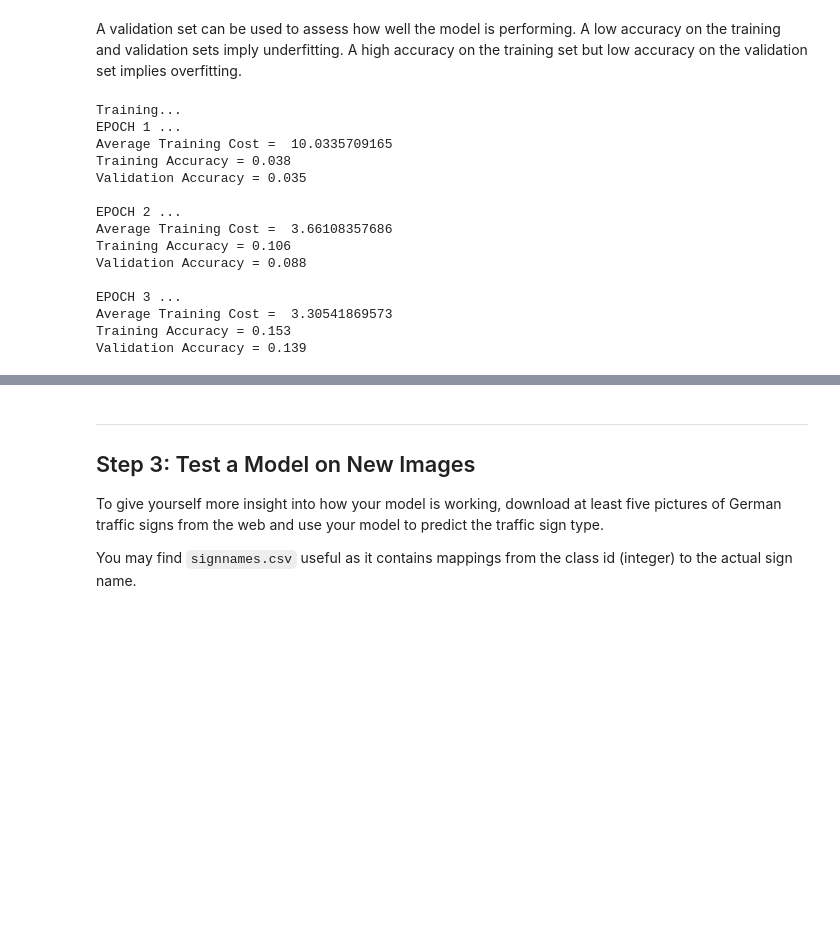
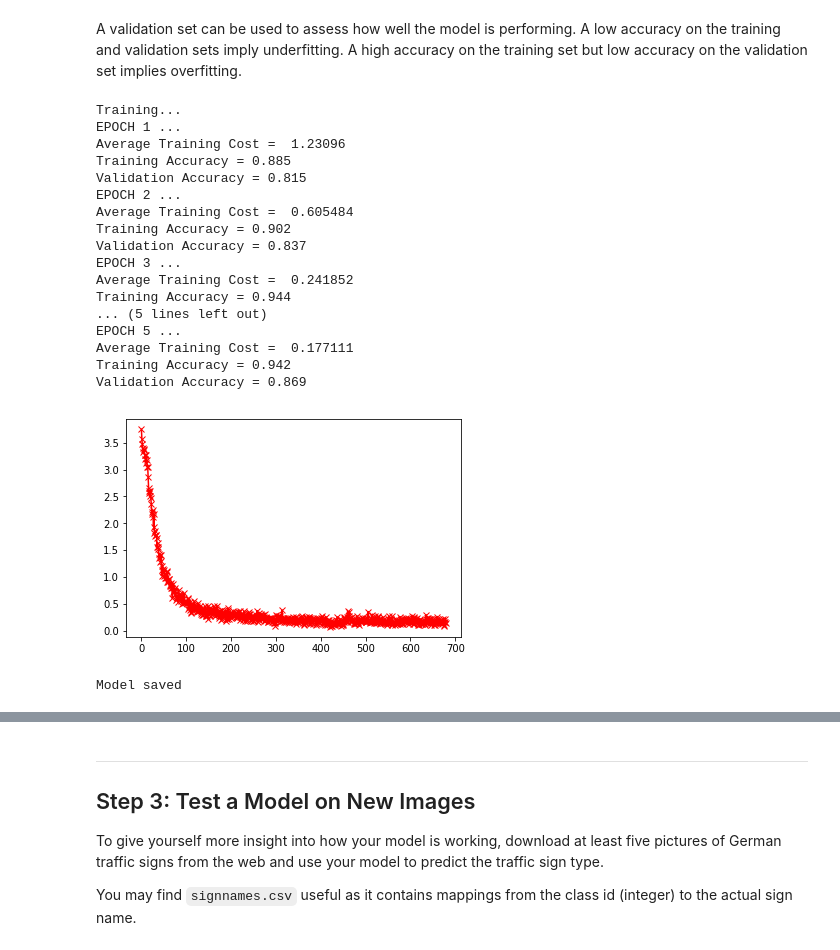
Before and after one commit to Thayjes/Traffic-Sign-Classifier, a Jupyter notebook: Traffic_Sign_Classifier_AWS2.0.ipynb, the cells around one changed output, grey strips where cells are left out. Drawn from its saved outputs; the diff is of its cells as text; code cells hidden in the pictures; blank space fills up the shorter version.

```diff
--- a/Traffic_Sign_Classifier_AWS2.0.ipynb
+++ b/Traffic_Sign_Classifier_AWS2.0.ipynb
@@ -302,62 +300,59 @@ def evaluate(X_data, y_data, sess):
     for offset in range(0, num_examples, BATCH_SIZE):
         batch_x, batch_y = X_data[offset:offset+BATCH_SIZE], y_data[offset:offset+BATCH_SIZE]
         acc.append(sess.run(accuracy_operation, feed_dict={x: batch_x, y: batch_y}))
-    return sum(acc) / len(acc)
+    return np.mean(np.asarray(acc))
 # %%
-EPOCHS = 20
-BATCH_SIZE = 128
+EPOCHS = 5
+BATCH_SIZE = 256
 development = False
 tc = []
 vc = []
-epochs = []
 with tf.Session() as sess:
     sess.run(tf.global_variables_initializer())
     if development == True:
-        num_examples = 128
+        num_examples = 256
     else:
         num_examples = len(X_train)
-    num_batches = np.int(num_examples / BATCH_SIZE)
+    num_batches = np.int(np.ceil(num_examples / BATCH_SIZE))
     print("Training...")
     for i in range(EPOCHS):
-        avg_train_cost = 0
-        #X_train, y_train = shuffle(X_train, y_train)
+        if development == False:
+            X_train, y_train = shuffle(X_train, y_train)
         for offset in range(0, num_examples, BATCH_SIZE):
             end = offset + BATCH_SIZE
             batch_x, batch_y = X_train[offset:end], y_train[offset:end]
             sess.run(training_operation, feed_dict={x: batch_x, y: batch_y})
-            train_cost = sess.run(loss_operation, feed_dict={x: batch_x, y: batch_y})
-            avg_train_cost += train_cost / num_batches
-        #valid_cost = sess.run(loss_operation, feed_dict={x: X_valid, y: y_valid})
-        epochs.append(i + 1)
-        tc.append(avg_train_cost)
-        #vc.append(valid_cost)
+            tc.append(sess.run(loss_operation, feed_dict={x: batch_x, y: batch_y}))
+        avg_train_cost = np.mean(np.asarray(tc[-BATCH_SIZE:]))
         training_accuracy = evaluate(X_train[:num_examples], y_train[:num_examples], sess)
         validation_accuracy = evaluate(X_valid, y_valid, sess)
         print("EPOCH {} ...".format(i + 1))
         print("Average Training Cost = ", avg_train_cost)
-        #print("Validation Cost = ", valid_cost)
         print("Training Accuracy = {:.3f}".format(training_accuracy))
         print("Validation Accuracy = {:.3f}".format(validation_accuracy))
-        print()
-    plt.plot(epochs, tc, 'r-x'), plt.plot(epochs, vc, 'b-x'), plt.show()
+    plt.plot(range(EPOCHS * num_batches), tc, 'r-x'), plt.show()
     saver.save(sess, './lenet')
     print("Model saved")
 # %% [output]
 Training...
 EPOCH 1 ...
-Average Training Cost =  10.0335709165
-Training Accuracy = 0.038
-Validation Accuracy = 0.035
-
+Average Training Cost =  1.23096
+Training Accuracy = 0.885
+Validation Accuracy = 0.815
 EPOCH 2 ...
-Average Training Cost =  3.66108357686
-Training Accuracy = 0.106
-Validation Accuracy = 0.088
-
+Average Training Cost =  0.605484
+Training Accuracy = 0.902
+Validation Accuracy = 0.837
 EPOCH 3 ...
-Average Training Cost =  3.30541869573
-Training Accuracy = 0.153
-Validation Accuracy = 0.139
+Average Training Cost =  0.241852
+Training Accuracy = 0.944
+... (5 lines left out)
+EPOCH 5 ...
+Average Training Cost =  0.177111
+Training Accuracy = 0.942
+Validation Accuracy = 0.869
+[figure, added]
+Model saved
 # %%
 with tf.Session() as sess:
     saver.restore(sess, tf.train.latest_checkpoint('.'))
```
Also changed, not shown: parts of 3 cells of this notebook.
